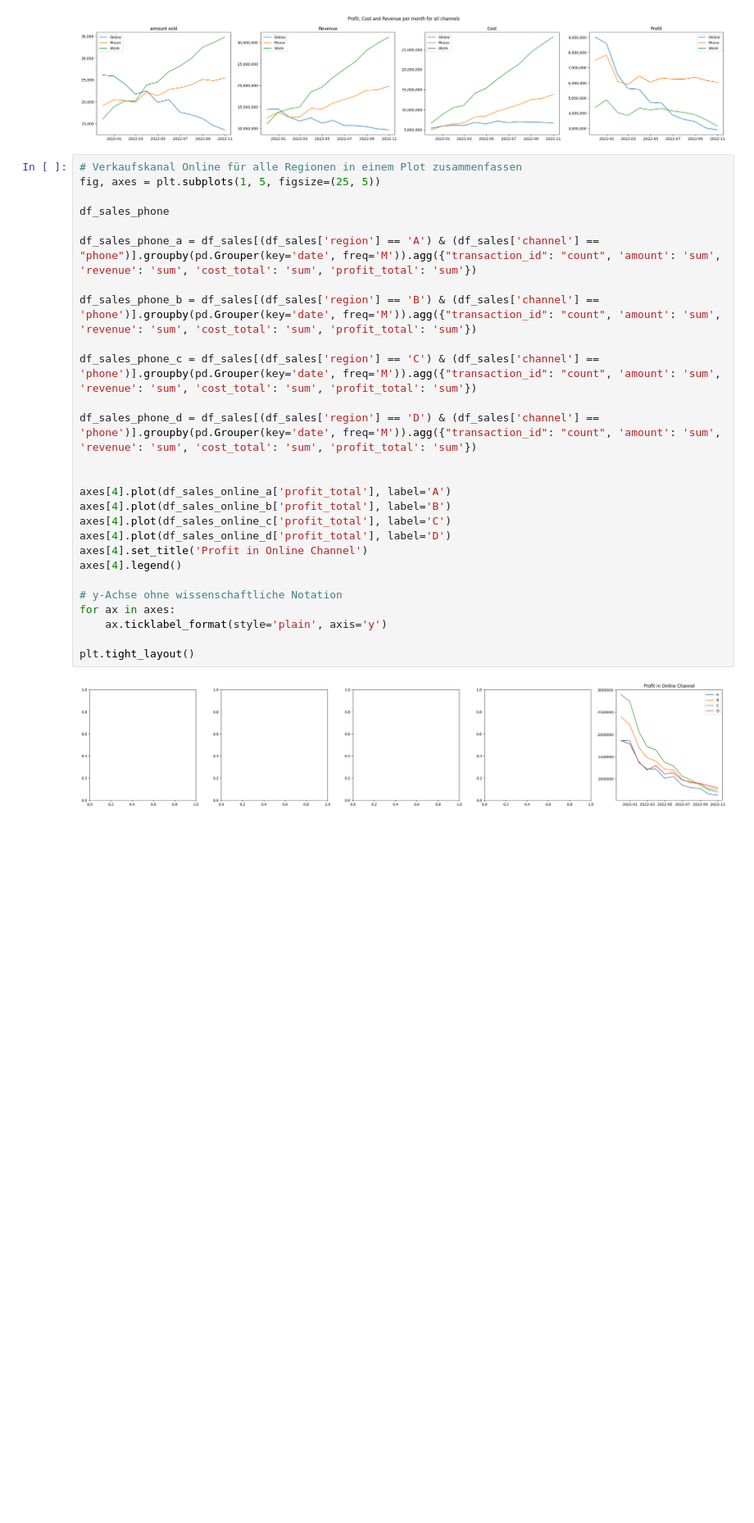
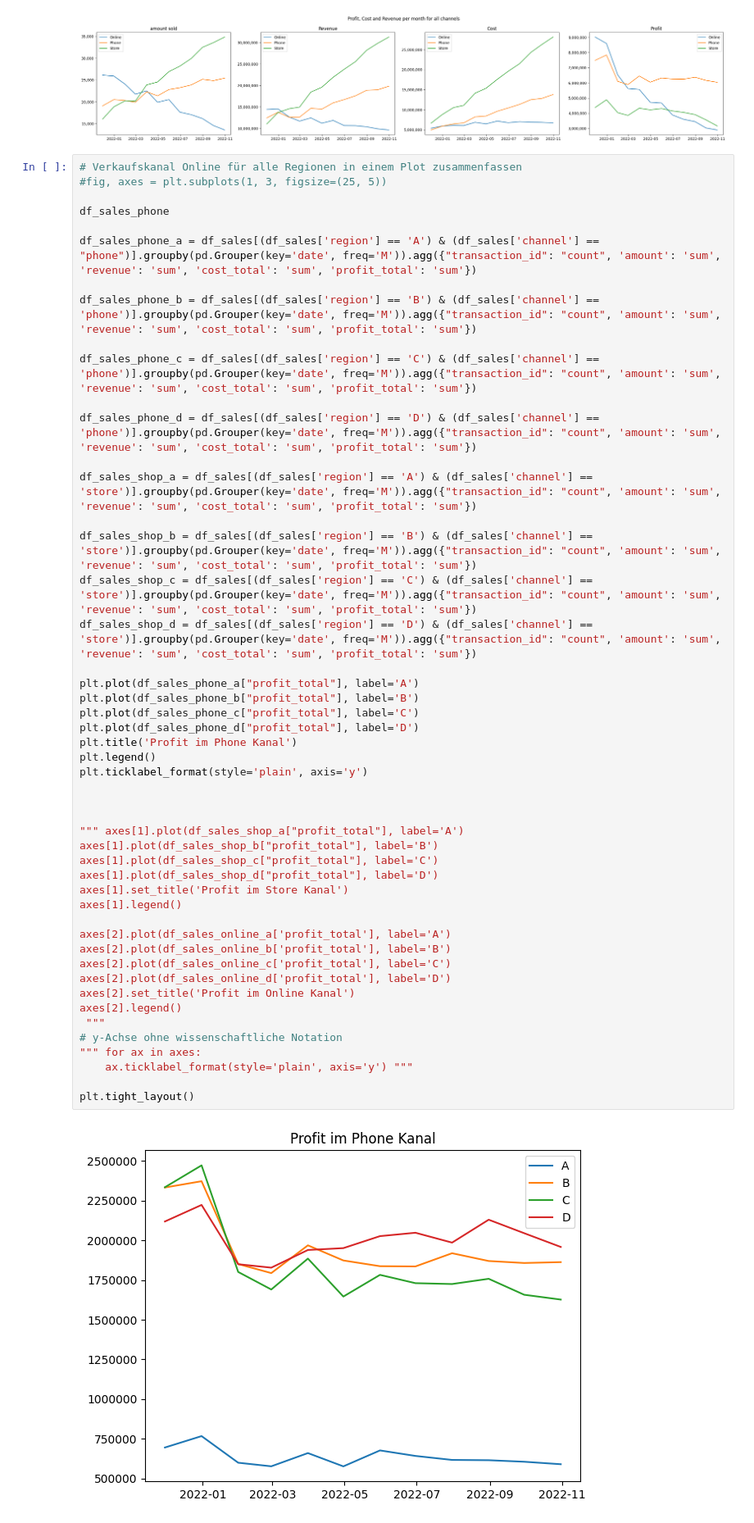
Before and after one commit to AliBenBali/TabletGmbHProjekt, a Jupyter notebook: Analyse_Ali.ipynb, the cells around one changed output. Shown at 82% size. Cells and saved outputs as stored; diff of their text form; blank space fills up the shorter version.

Commit message:
Neue Diagramme

```diff
--- a/Analyse_Ali.ipynb
+++ b/Analyse_Ali.ipynb
@@ -1550,30 +1550,52 @@ plt.tight_layout()
 [figure]
 # %%
 # Verkaufskanal Online für alle Regionen in einem Plot zusammenfassen
-fig, axes = plt.subplots(1, 5, figsize=(25, 5))
+#fig, axes = plt.subplots(1, 3, figsize=(25, 5))
 
 df_sales_phone
 
 df_sales_phone_a = df_sales[(df_sales['region'] == 'A') & (df_sales['channel'] == "phone")].groupby(pd.Grouper(key='date', freq='M')).agg({"transaction_id": "count", 'amount': 'sum', 'revenue': 'sum', 'cost_total': 'sum', 'profit_total': 'sum'})
 
 df_sales_phone_b = df_sales[(df_sales['region'] == 'B') & (df_sales['channel'] == 'phone')].groupby(pd.Grouper(key='date', freq='M')).agg({"transaction_id": "count", 'amount': 'sum', 'revenue': 'sum', 'cost_total': 'sum', 'profit_total': 'sum'})
 
 df_sales_phone_c = df_sales[(df_sales['region'] == 'C') & (df_sales['channel'] == 'phone')].groupby(pd.Grouper(key='date', freq='M')).agg({"transaction_id": "count", 'amount': 'sum', 'revenue': 'sum', 'cost_total': 'sum', 'profit_total': 'sum'})
 
 df_sales_phone_d = df_sales[(df_sales['region'] == 'D') & (df_sales['channel'] == 'phone')].groupby(pd.Grouper(key='date', freq='M')).agg({"transaction_id": "count", 'amount': 'sum', 'revenue': 'sum', 'cost_total': 'sum', 'profit_total': 'sum'})
 
+df_sales_shop_a = df_sales[(df_sales['region'] == 'A') & (df_sales['channel'] == 'store')].groupby(pd.Grouper(key='date', freq='M')).agg({"transaction_id": "count", 'amount': 'sum', 'revenue': 'sum', 'cost_total': 'sum', 'profit_total': 'sum'})
 
-axes[4].plot(df_sales_online_a['profit_total'], label='A')
-axes[4].plot(df_sales_online_b['profit_total'], label='B')
-axes[4].plot(df_sales_online_c['profit_total'], label='C')
-axes[4].plot(df_sales_online_d['profit_total'], label='D')
-axes[4].set_title('Profit in Online Channel')
-axes[4].legend()
+df_sales_shop_b = df_sales[(df_sales['region'] == 'B') & (df_sales['channel'] == 'store')].groupby(pd.Grouper(key='date', freq='M')).agg({"transaction_id": "count", 'amount': 'sum', 'revenue': 'sum', 'cost_total': 'sum', 'profit_total': 'sum'})
+df_sales_shop_c = df_sales[(df_sales['region'] == 'C') & (df_sales['channel'] == 'store')].groupby(pd.Grouper(key='date', freq='M')).agg({"transaction_id": "count", 'amount': 'sum', 'revenue': 'sum', 'cost_total': 'sum', 'profit_total': 'sum'})
+df_sales_shop_d = df_sales[(df_sales['region'] == 'D') & (df_sales['channel'] == 'store')].groupby(pd.Grouper(key='date', freq='M')).agg({"transaction_id": "count", 'amount': 'sum', 'revenue': 'sum', 'cost_total': 'sum', 'profit_total': 'sum'})
 
+plt.plot(df_sales_phone_a["profit_total"], label='A')
+plt.plot(df_sales_phone_b["profit_total"], label='B')
+plt.plot(df_sales_phone_c["profit_total"], label='C')
+plt.plot(df_sales_phone_d["profit_total"], label='D')
+plt.title('Profit im Phone Kanal')
+plt.legend()
+plt.ticklabel_format(style='plain', axis='y')
+
+
+
+""" axes[1].plot(df_sales_shop_a["profit_total"], label='A')
+axes[1].plot(df_sales_shop_b["profit_total"], label='B')
+axes[1].plot(df_sales_shop_c["profit_total"], label='C')
+axes[1].plot(df_sales_shop_d["profit_total"], label='D')
+axes[1].set_title('Profit im Store Kanal')
+axes[1].legend()
+
+axes[2].plot(df_sales_online_a['profit_total'], label='A')
+axes[2].plot(df_sales_online_b['profit_total'], label='B')
+axes[2].plot(df_sales_online_c['profit_total'], label='C')
+axes[2].plot(df_sales_online_d['profit_total'], label='D')
+axes[2].set_title('Profit im Online Kanal')
+axes[2].legend()
+ """
 # y-Achse ohne wissenschaftliche Notation
-for ax in axes:
-    ax.ticklabel_format(style='plain', axis='y')
+""" for ax in axes:
+    ax.ticklabel_format(style='plain', axis='y') """
 
 plt.tight_layout()
 # %% [output]
-[figure, old version]
+[figure, new version]
```
Also changed, not shown: parts of 3 cells of this notebook.
